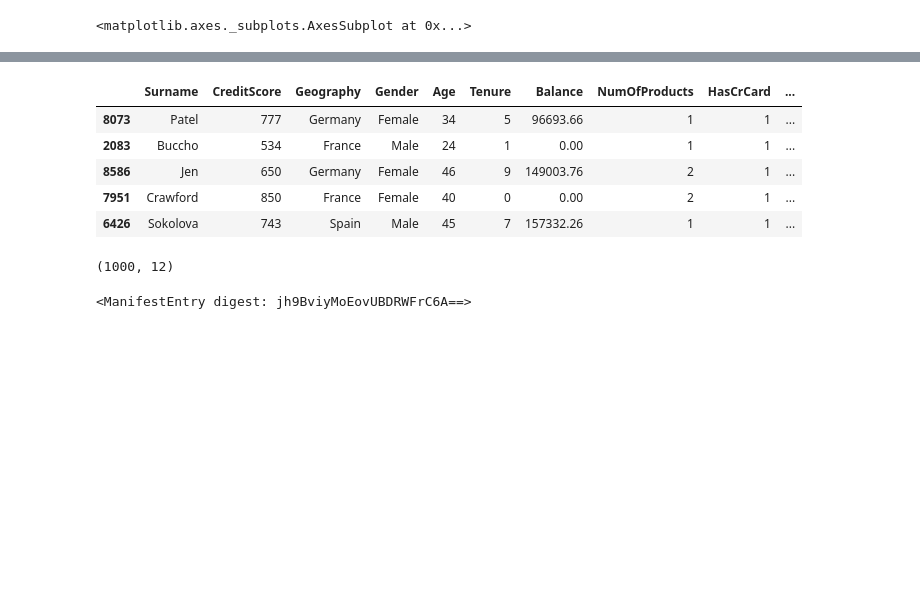
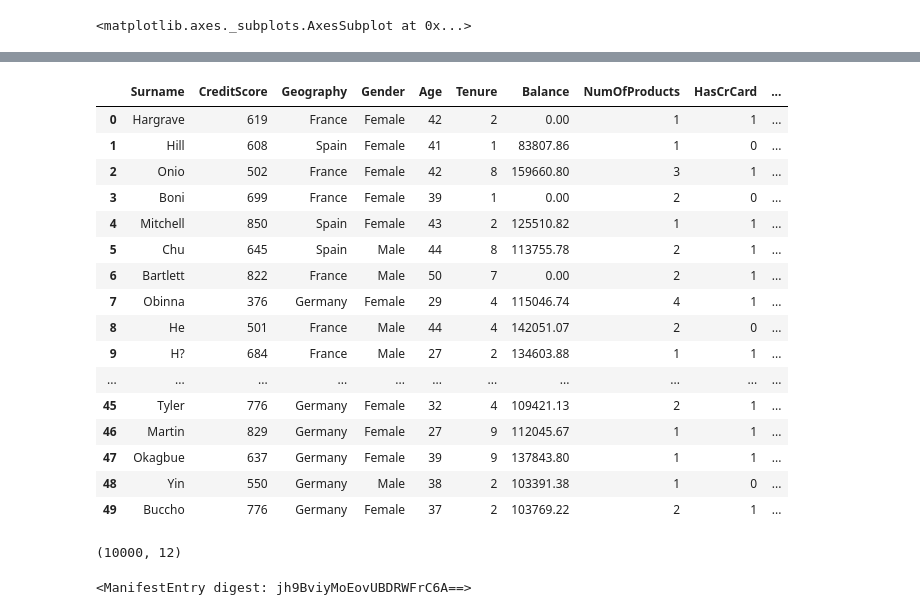
Before and after one commit to lucasismael/Customer_Churn_Detection_EEC1731, a Jupyter notebook: source/churn_detection_project/Customer_Churn_Detection_EEC1731_2022.ipynb, the cells around one changed output, grey strips where cells are left out. Drawn from its saved outputs; the diff is of its cells as text; code cells hidden in the pictures; blank space fills up the shorter version.

```diff
--- a/source/churn_detection_project/Customer_Churn_Detection_EEC1731_2022.ipynb
+++ b/source/churn_detection_project/Customer_Churn_Detection_EEC1731_2022.ipynb
@@ -360,16 +346,27 @@ dc.drop_duplicates(inplace=True)
 # Generate a "clean data file"
 dc.to_csv(artifact_name,index=False)
 # %%
-dc.head(5)
+dc.head(50)
 dc.shape
 # %% [output]
 |  | Surname | CreditScore | Geography | Gender | Age | Tenure | Balance | NumOfProducts | HasCrCard | ... |
-| 8073 | Patel | 777 | Germany | Female | 34 | 5 | 96693.66 | 1 | 1 | ... |
-| 2083 | Buccho | 534 | France | Male | 24 | 1 | 0.00 | 1 | 1 | ... |
-| 8586 | Jen | 650 | Germany | Female | 46 | 9 | 149003.76 | 2 | 1 | ... |
-| 7951 | Crawford | 850 | France | Female | 40 | 0 | 0.00 | 2 | 1 | ... |
-| 6426 | Sokolova | 743 | Spain | Male | 45 | 7 | 157332.26 | 1 | 1 | ... |
+| 0 | Hargrave | 619 | France | Female | 42 | 2 | 0.00 | 1 | 1 | ... |
+| 1 | Hill | 608 | Spain | Female | 41 | 1 | 83807.86 | 1 | 0 | ... |
+| 2 | Onio | 502 | France | Female | 42 | 8 | 159660.80 | 3 | 1 | ... |
+| 3 | Boni | 699 | France | Female | 39 | 1 | 0.00 | 2 | 0 | ... |
+| 4 | Mitchell | 850 | Spain | Female | 43 | 2 | 125510.82 | 1 | 1 | ... |
+| 5 | Chu | 645 | Spain | Male | 44 | 8 | 113755.78 | 2 | 1 | ... |
+| 6 | Bartlett | 822 | France | Male | 50 | 7 | 0.00 | 2 | 1 | ... |
+| 7 | Obinna | 376 | Germany | Female | 29 | 4 | 115046.74 | 4 | 1 | ... |
+| 8 | He | 501 | France | Male | 44 | 4 | 142051.07 | 2 | 0 | ... |
+| 9 | H? | 684 | France | Male | 27 | 2 | 134603.88 | 1 | 1 | ... |
+| ... | ... | ... | ... | ... | ... | ... | ... | ... | ... | ... |
+| 45 | Tyler | 776 | Germany | Female | 32 | 4 | 109421.13 | 2 | 1 | ... |
+| 46 | Martin | 829 | Germany | Female | 27 | 9 | 112045.67 | 1 | 1 | ... |
+| 47 | Okagbue | 637 | Germany | Female | 39 | 9 | 137843.80 | 1 | 1 | ... |
+| 48 | Yin | 550 | Germany | Male | 38 | 2 | 103391.38 | 1 | 0 | ... |
+| 49 | Buccho | 776 | Germany | Female | 37 | 2 | 103769.22 | 2 | 1 | ... |
-(1000, 12)
+(10000, 12)
 # %%
 # Create a new artifact and configure with the necessary arguments
 artifact = wandb.Artifact(name=artifact_name,
```
Also changed, not shown: parts of 28 cells of this notebook.
